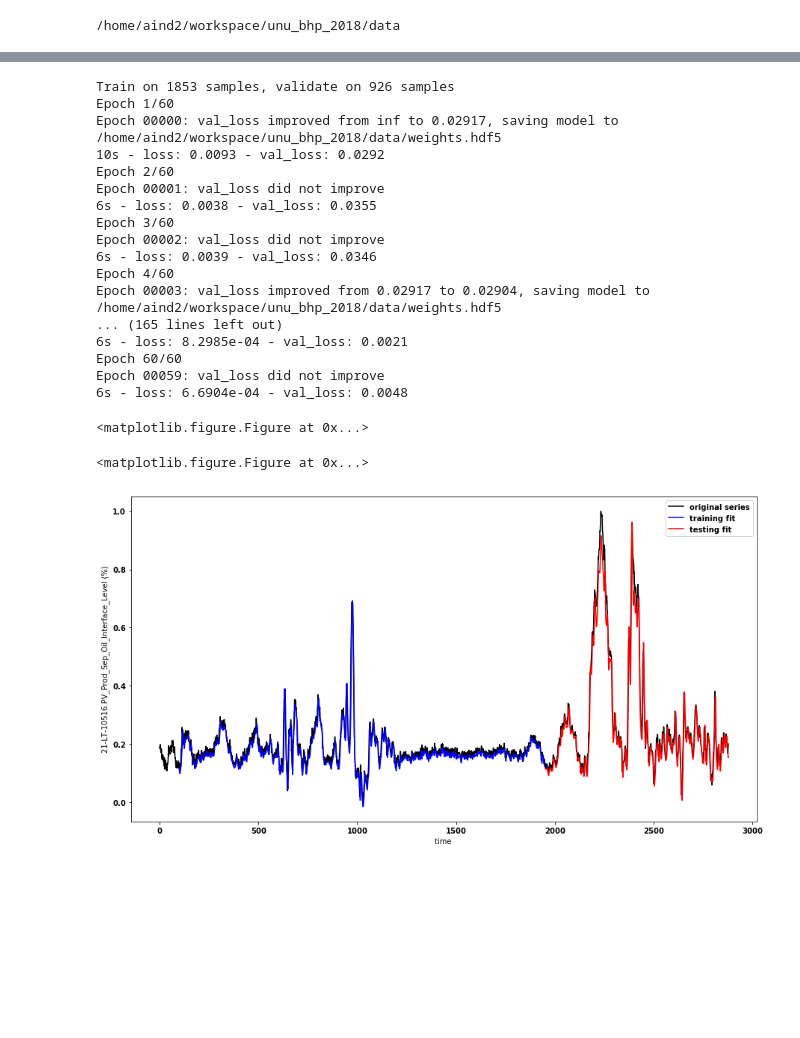
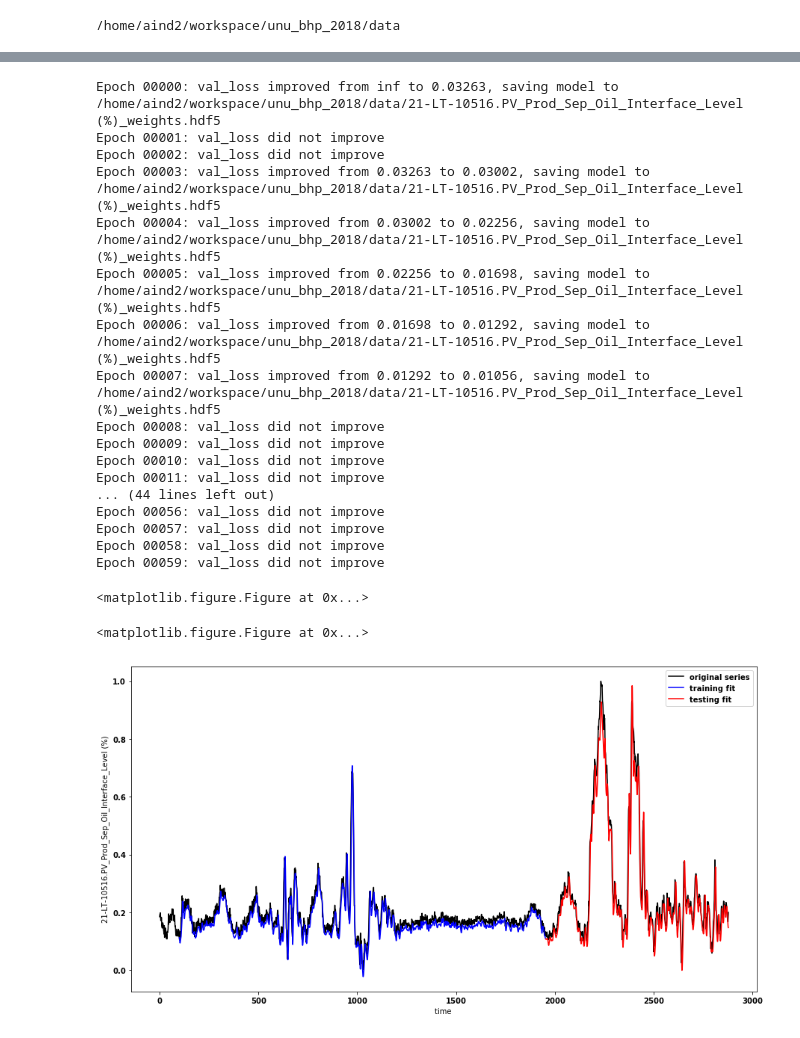
Before and after one commit to HoustonJ2013/unu_bhp_2018, a Jupyter notebook: ie/anomaly_detection.ipynb, the cells around one changed output, grey strips where cells are left out. Saved outputs shown, nothing was run; the diff lists cells and outputs as text; code cells hidden in the pictures; blank space fills up the shorter version.

```diff
--- a/ie/anomaly_detection.ipynb
+++ b/ie/anomaly_detection.ipynb
@@ -50,37 +50,36 @@ PIIntShapeID_y                                                             46968
 dtypes: datetime64[ns](1), float64(78), int64(4), object(6)
 memory usage: 322.5+ MB
 # %%
-anomaly_detection = anomaly_detection(sequence_length=100, batch_size=128, epochs=60, dropout=0.6)
+anomaly_detection = anomaly_detection(sequence_length=100, batch_size=128, epochs=60, dropout=0.6, verbose = 0)
 start = time.time()
 start_time = datetime(2016, 11, 15,10,0)
 end_time = datetime(2016, 11, 16, 10,0)
 time_range= (file_df["TimeStamp"] < end_time) & (file_df["TimeStamp"] > start_time)
 column_name = "21-LT-10516.PV_Prod_Sep_Oil_Interface_Level (%)"
 time_series = file_df[time_range][column_name]
-anomaly_detection.timeseries_fit(time_series, show_figures=True)
-
 anomaly_detection.set_name(column_name)
+anomaly_detection.timeseries_fit(time_series, show_figures=True, run_model = False)
 # %% [output]
-Train on 1853 samples, validate on 926 samples
-Epoch 1/60
-Epoch 00000: val_loss improved from inf to 0.02917, saving model to /home/aind2/workspace/unu_bhp_2018/data/weights.hdf5
-10s - loss: 0.0093 - val_loss: 0.0292
-Epoch 2/60
+Epoch 00000: val_loss improved from inf to 0.03263, saving model to /home/aind2/workspace/unu_bhp_2018/data/21-LT-10516.PV_Prod_Sep_Oil_Interface_Level (%)_weights.hdf5
 Epoch 00001: val_loss did not improve
-6s - loss: 0.0038 - val_loss: 0.0355
-Epoch 3/60
 Epoch 00002: val_loss did not improve
-6s - loss: 0.0039 - val_loss: 0.0346
-Epoch 4/60
-Epoch 00003: val_loss improved from 0.02917 to 0.02904, saving model to /home/aind2/workspace/unu_bhp_2018/data/weights.hdf5
-... (165 lines left out)
-6s - loss: 8.2985e-04 - val_loss: 0.0021
-Epoch 60/60
+Epoch 00003: val_loss improved from 0.03263 to 0.03002, saving model to /home/aind2/workspace/unu_bhp_2018/data/21-LT-10516.PV_Prod_Sep_Oil_Interface_Level (%)_weights.hdf5
+Epoch 00004: val_loss improved from 0.03002 to 0.02256, saving model to /home/aind2/workspace/unu_bhp_2018/data/21-LT-10516.PV_Prod_Sep_Oil_Interface_Level (%)_weights.hdf5
+Epoch 00005: val_loss improved from 0.02256 to 0.01698, saving model to /home/aind2/workspace/unu_bhp_2018/data/21-LT-10516.PV_Prod_Sep_Oil_Interface_Level (%)_weights.hdf5
+Epoch 00006: val_loss improved from 0.01698 to 0.01292, saving model to /home/aind2/workspace/unu_bhp_2018/data/21-LT-10516.PV_Prod_Sep_Oil_Interface_Level (%)_weights.hdf5
+Epoch 00007: val_loss improved from 0.01292 to 0.01056, saving model to /home/aind2/workspace/unu_bhp_2018/data/21-LT-10516.PV_Prod_Sep_Oil_Interface_Level (%)_weights.hdf5
+Epoch 00008: val_loss did not improve
+Epoch 00009: val_loss did not improve
+Epoch 00010: val_loss did not improve
+Epoch 00011: val_loss did not improve
+... (44 lines left out)
+Epoch 00056: val_loss did not improve
+Epoch 00057: val_loss did not improve
+Epoch 00058: val_loss did not improve
 Epoch 00059: val_loss did not improve
-6s - loss: 6.6904e-04 - val_loss: 0.0048
 <matplotlib.figure.Figure at 0x...>
 <matplotlib.figure.Figure at 0x...>
-[figure, old version]
+[figure, new version]
 # %%
 datefmt = mdates.DateFormatter('%d/%H%M')
 
```
Also changed, not shown: parts of 4 cells of this notebook, 1 other file.
